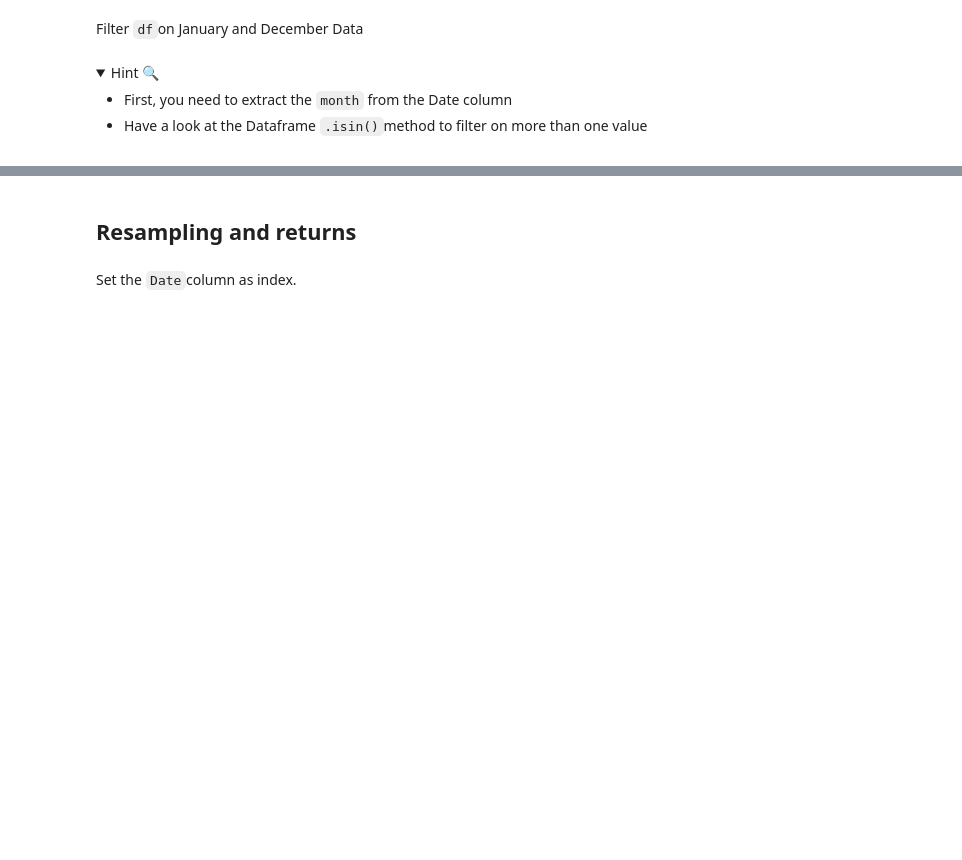
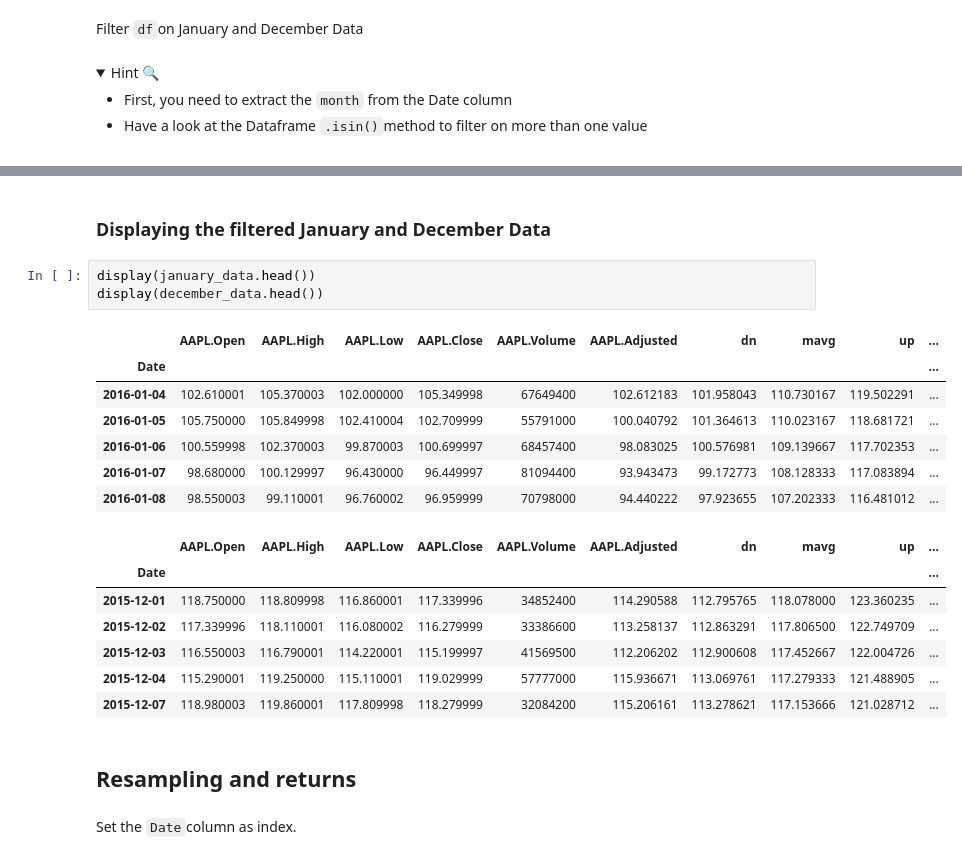
Before and after one commit to alexandraeremia06/Kaggle, a Jupyter notebook: 02_Financial_returns_Challenge.ipynb, the cells around one changed output, grey strips where cells are left out. Drawn from its saved outputs; the diff is of its cells as text; folded sections open; blank space fills up the shorter version.

```diff
--- a/02_Financial_returns_Challenge.ipynb
+++ b/02_Financial_returns_Challenge.ipynb
@@ -141,3 +143,23 @@ december_data = df[df.index.month == 12]
+# %% [markdown]
+### Displaying the filtered January and December Data
+# %%
+display(january_data.head())
+display(december_data.head())
+# %% [output]
+|  | AAPL.Open | AAPL.High | AAPL.Low | AAPL.Close | AAPL.Volume | AAPL.Adjusted | dn | mavg | up | ... |
+| Date |  |  |  |  |  |  |  |  |  | ... |
+| 2016-01-04 | 102.610001 | 105.370003 | 102.000000 | 105.349998 | 67649400 | 102.612183 | 101.958043 | 110.730167 | 119.502291 | ... |
+| 2016-01-05 | 105.750000 | 105.849998 | 102.410004 | 102.709999 | 55791000 | 100.040792 | 101.364613 | 110.023167 | 118.681721 | ... |
+| 2016-01-06 | 100.559998 | 102.370003 | 99.870003 | 100.699997 | 68457400 | 98.083025 | 100.576981 | 109.139667 | 117.702353 | ... |
+| 2016-01-07 | 98.680000 | 100.129997 | 96.430000 | 96.449997 | 81094400 | 93.943473 | 99.172773 | 108.128333 | 117.083894 | ... |
+| 2016-01-08 | 98.550003 | 99.110001 | 96.760002 | 96.959999 | 70798000 | 94.440222 | 97.923655 | 107.202333 | 116.481012 | ... |
+|  | AAPL.Open | AAPL.High | AAPL.Low | AAPL.Close | AAPL.Volume | AAPL.Adjusted | dn | mavg | up | ... |
+| Date |  |  |  |  |  |  |  |  |  | ... |
+| 2015-12-01 | 118.750000 | 118.809998 | 116.860001 | 117.339996 | 34852400 | 114.290588 | 112.795765 | 118.078000 | 123.360235 | ... |
+| 2015-12-02 | 117.339996 | 118.110001 | 116.080002 | 116.279999 | 33386600 | 113.258137 | 112.863291 | 117.806500 | 122.749709 | ... |
+| 2015-12-03 | 116.550003 | 116.790001 | 114.220001 | 115.199997 | 41569500 | 112.206202 | 112.900608 | 117.452667 | 122.004726 | ... |
+| 2015-12-04 | 115.290001 | 119.250000 | 115.110001 | 119.029999 | 57777000 | 115.936671 | 113.069761 | 117.279333 | 121.488905 | ... |
+| 2015-12-07 | 118.980003 | 119.860001 | 117.809998 | 118.279999 | 32084200 | 115.206161 | 113.278621 | 117.153666 | 121.028712 | ... |
 # %% [markdown]
 ## Resampling and returns
 # %% [markdown]
```
Also changed, not shown: parts of 8 cells of this notebook.
